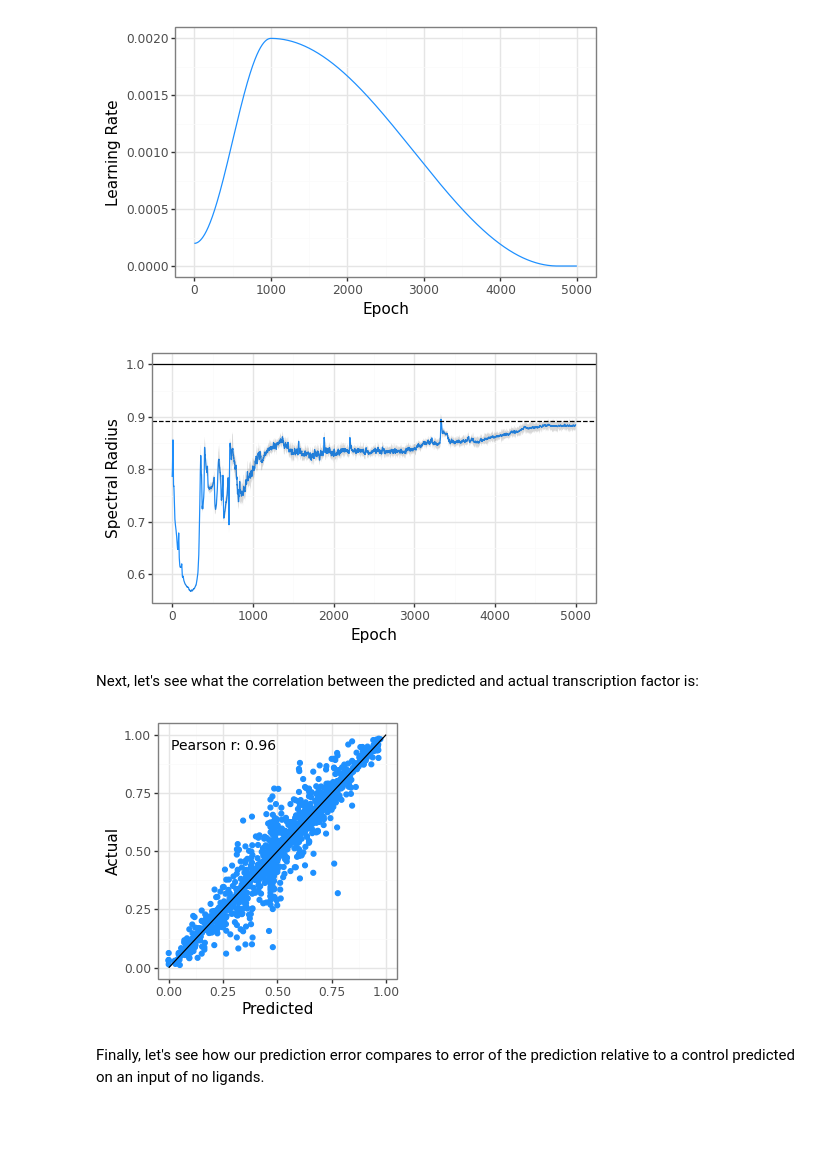
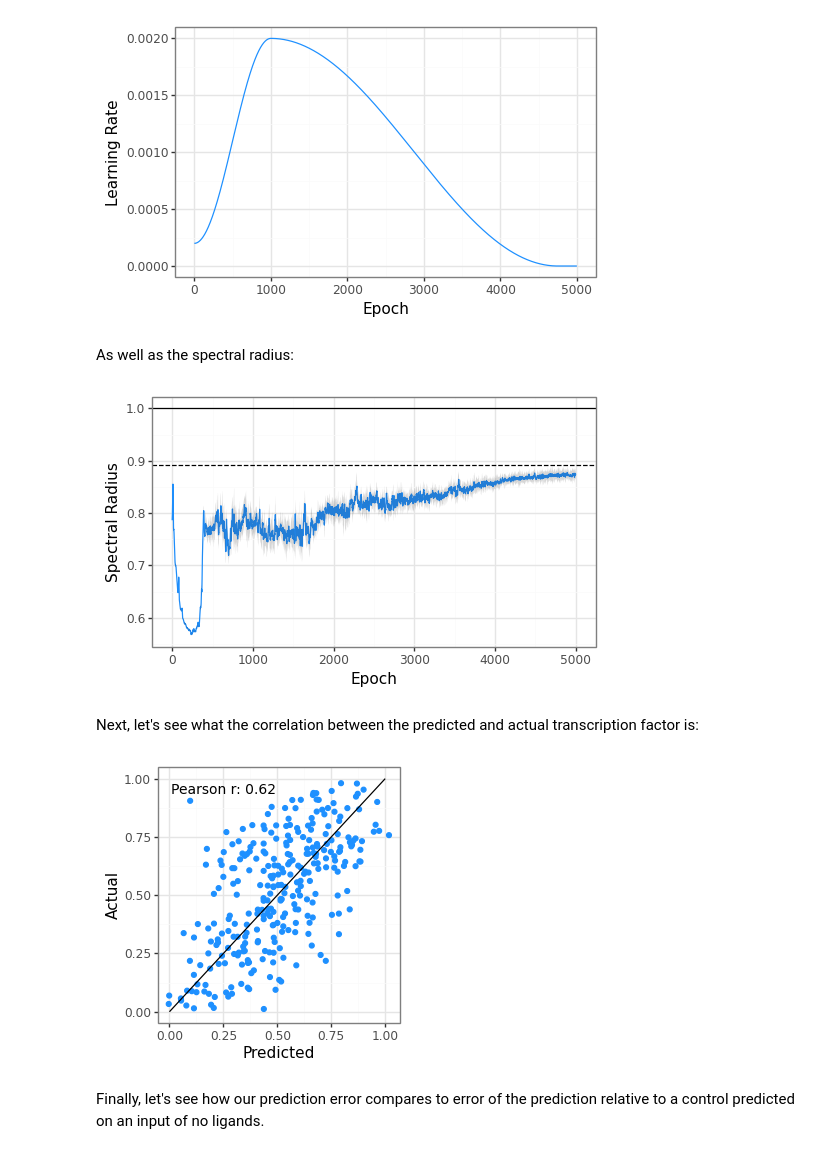
Before and after one commit to hmbaghdassarian/LEMBAS, a Jupyter notebook: notebooks/macrophage_example.ipynb, the cells around one changed output. Cells and saved outputs as stored; diff of their text form; code cells hidden in the pictures; blank space fills up the shorter version.

Commit message:
train-test split

```diff
--- a/notebooks/macrophage_example.ipynb
+++ b/notebooks/macrophage_example.ipynb
@@ -149,10 +149,13 @@ loss_fn = torch.nn.MSELoss(reduction='mean')
 optimizer = torch.optim.Adam
 
 # training loop
-mod, cur_loss, cur_eig, mean_loss, stats = train_signaling_model(mod, optimizer, loss_fn,
-                                                                      reset_epoch = 200,
-                                                                      hyper_params = hyper_params,
-                                                                      verbose = True)
+res = train_signaling_model(mod, optimizer, loss_fn,
+                            reset_epoch = 200,
+                            hyper_params = hyper_params,
+                            train_split_frac = {'train': 0.8, 'test': 0.2, 'validation': None},
+                            train_seed = seed,
+                            verbose = True)
+mod, cur_loss, cur_eig, mean_loss, stats, X_train, X_test, X_val, y_train, y_test, y_val = res
 
 # store results
 io.write_pickled_object(stats, os.path.join(data_path, 'training_stats.pickle'))
@@ -171,3 +186,6 @@ Y_hat, Y_full = mod(mod.df_to_tensor(mod.X_in))
+# %%
+mod.eval()
+Y_hat, Y_full = mod(X_test)
 # %% [markdown]
 # Visualize
 # %% [markdown]
@@ -198,6 +216,8 @@ p1B = (
 p1B.draw()
 # %% [output]
 [figure]
+# %% [markdown]
+As well as the spectral radius:
 # %%
 eig_smooth = utils.get_moving_average(stats['eig_mean'], 5)
 eig_sigma_smooth = utils.get_moving_average(stats['eig_sigma'], 5)
@@ -207,28 +227,28 @@ p1C += p9.geom_hline(yintercept = mod.signaling_network.training_params['spectra
 p1C += p9.geom_hline(yintercept = 1, color="black")
 p1C.draw()
 # %% [output]
-[figure, old version]
+[figure, new version]
 # %% [markdown]
 Next, let's see what the correlation between the predicted and actual transcription factor is:
 # %%
 y_pred = Y_hat.detach().flatten().cpu().numpy()
-y_actual = y_out.detach().flatten().cpu().numpy()
+y_actual = y_test.detach().flatten().cpu().numpy()
 
 pr, _ = pearsonr(y_pred, y_actual)
 
 viz_df = pd.DataFrame(data = {'Predicted': y_pred, 'Actual': y_actual})
 width, height = 3, 3
 p2 = (
     p9.ggplot() +
     p9.geom_point(data = viz_df, mapping = p9.aes(x='Predicted', y = 'Actual'), color = '#1E90FF') +
     p9.geom_line(data = pd.DataFrame(data = {'x': [0,1], 'y': [0, 1]}), mapping = p9.aes(x='x', y = 'y'), color = 'black') +
     p9.theme_bw() +
     p9.theme(figure_size=(width, height)) +
     p9.annotate(geom = 'text', x=0.25, y = 0.95, label = 'Pearson r: {:.2f}'.format(pr), size = 10)
 )
 p2.draw()
 # %% [output]
-[figure, old version]
+[figure, new version]
 # %% [markdown]
 Finally, let's see how our prediction error compares to error of the prediction relative to a control predicted on an input of no ligands.
 # %%
```
Also changed, not shown: parts of 5 cells of this notebook, 2 other files.
